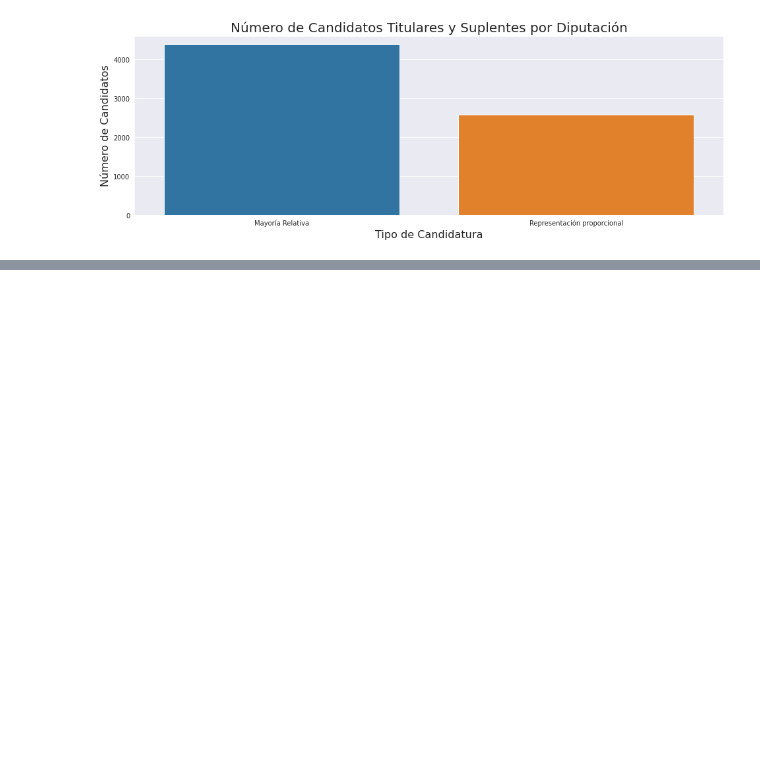
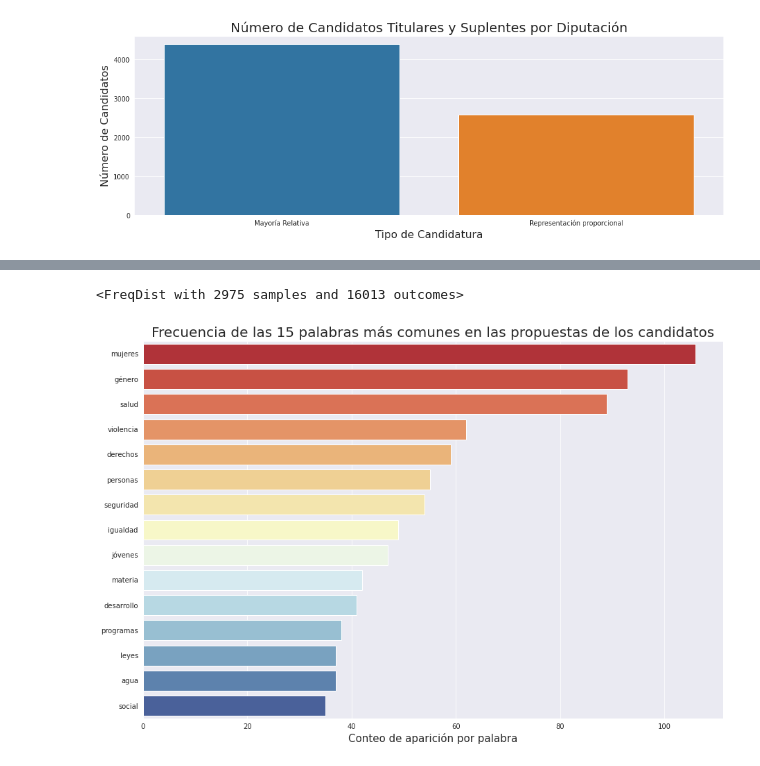
Before and after one commit to zoegarm/Analisis_INE_2021, a Jupyter notebook: Analsis_BD_INE_2021.ipynb, the cells around one changed output, grey strips where cells are left out. Saved outputs shown, nothing was run; the diff lists cells and outputs as text; code cells hidden in the pictures; blank space fills up the shorter version.

```diff
--- a/Analsis_BD_INE_2021.ipynb
+++ b/Analsis_BD_INE_2021.ipynb
@@ -82,0 +305,6 @@ d_22
+# %%
+CDMX = info_propuestas_entidad('CIUDAD DE MÉXICO')
+CDMX.grafica_palabras_comunes(num = 15)
+# %% [output]
+<FreqDist with 2975 samples and 16013 outcomes>
+[figure, added]
```
Also changed, not shown: parts of 16 cells of this notebook.
